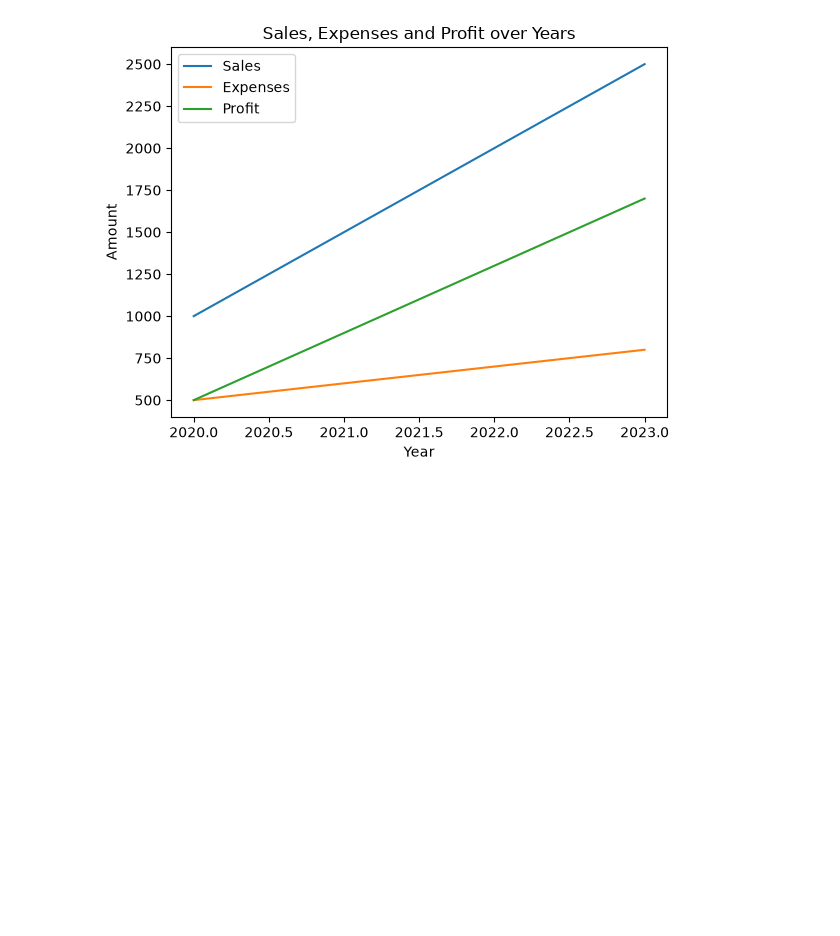
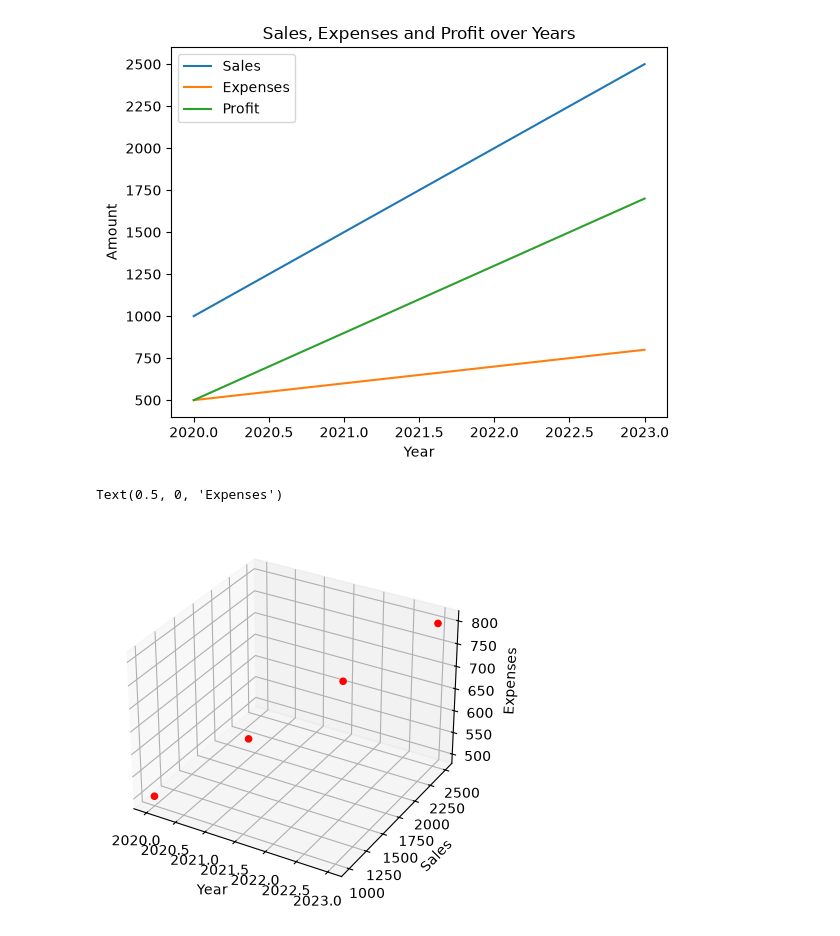
Before and after one commit to Ananya-G-Bharadwaj-Hassan/Python_practice, a Jupyter notebook: Matplotlib/demo.ipynb, the cells around one changed output. Drawn from its saved outputs; the diff is of its cells as text; code cells hidden in the pictures; blank space fills up the shorter version.

```diff
--- a/Matplotlib/demo.ipynb
+++ b/Matplotlib/demo.ipynb
@@ -279,3 +279,12 @@ plt.show()
 [figure]
 # %%
 #3D plot
+
+ax=plt.axes(projection='3d')
+ax.scatter(df["Year"],df["Sales"],df["Expenses"],c='r',marker='o')
+ax.set_xlabel("Year")
+ax.set_ylabel("Sales")
+ax.set_zlabel("Expenses")
+# %% [output]
+Text(0.5, 0, 'Expenses')
+[figure, added]
```
